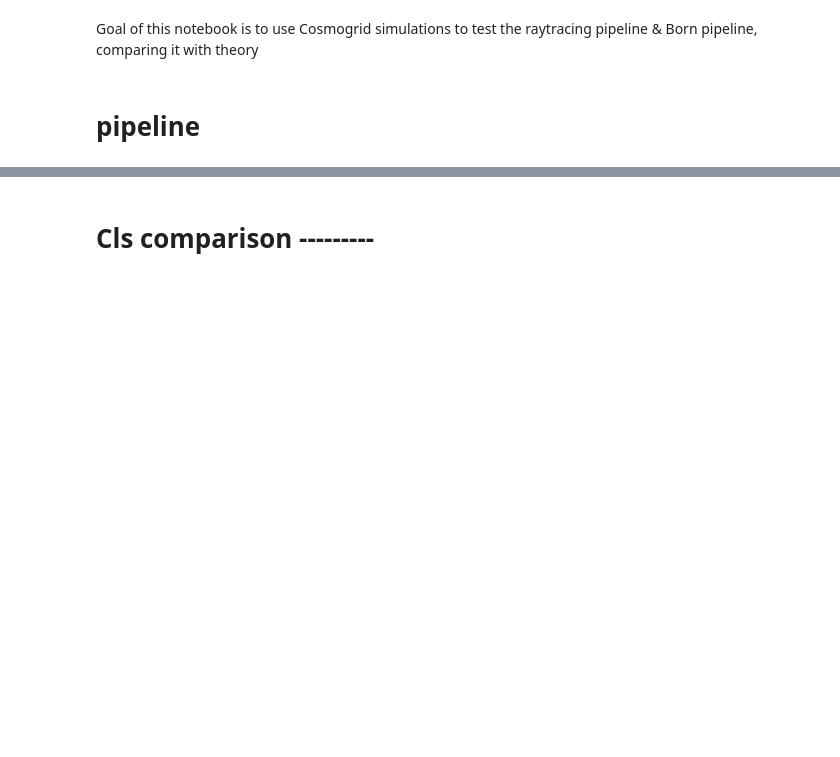
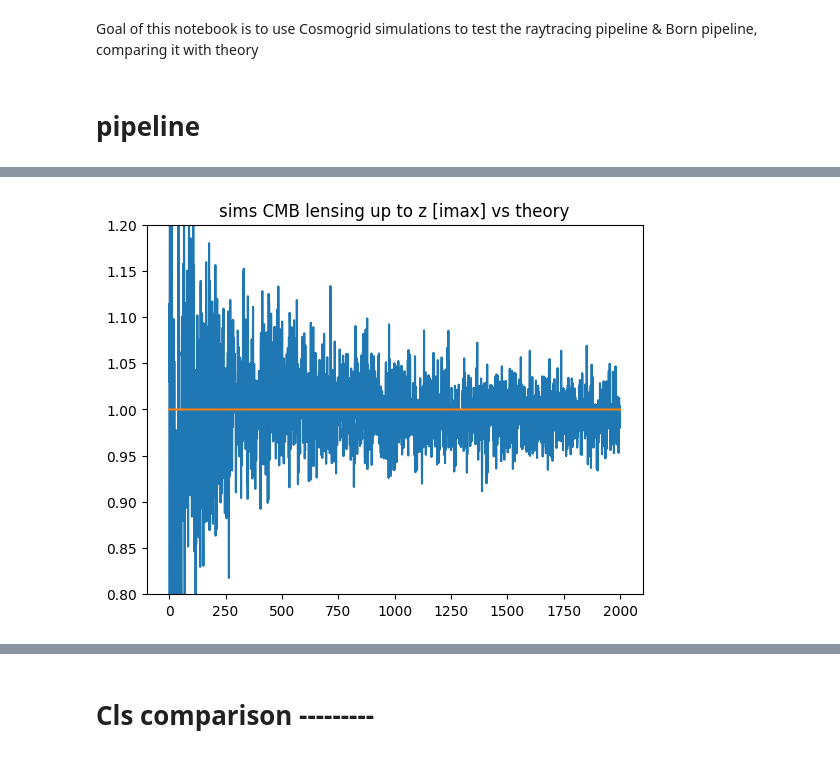
Before and after one commit to mgatti29/CMB_lensing_SBI, a Jupyter notebook: Notebooks/test_raytracing_Dirac.ipynb, the cells around one changed output, grey strips where cells are left out. Cells and saved outputs as stored; diff of their text form; code cells hidden in the pictures; blank space fills up the shorter version.

```diff
--- a/Notebooks/test_raytracing_Dirac.ipynb
+++ b/Notebooks/test_raytracing_Dirac.ipynb
@@ -216,0 +237,8 @@ raytrace_object.raytrace_it()
+# %%
+# Born
+kappa_lensing = np.copy(overdensity_array)*0.
+for i in frogress.bar(np.arange(2,kappa_lensing.shape[0])):
+    kappa_lensing[i-2] = Bornraytrace.raytrace(cosmology.H0, cosmology.Om0,
+                         overdensity_array=overdensity_array[:(i),:].T,
+                         a_centre=1./(1.+raytrace_object.redshifts[:i]),
+                         comoving_edges=comoving_edges[:(i+1)])
@@ -216,0 +247,20 @@ raytrace_object.raytrace_it()
+# %%
+# identify the redshift of the last slice
+z_max = 3.4
+try:
+    imax = np.arange(len(raytrace_object.redshifts))[raytrace_object.redshifts>z_max][0]
+except:
+    imax = len(raytrace_object.redshifts)-1
+
+
+chi_cmb = Theory.results.conformal_time(0)- Theory.results.tau_maxvis
+kappa_cmb_lensing_imax = Bornraytrace.raytrace(cosmology.H0, cosmology.Om0,
+                         overdensity_array=overdensity_array[:(imax),:].T,
+                         a_centre=1./(1.+raytrace_object.redshifts[:(imax)]),
+                         comoving_edges=comoving_edges[:(imax+1)],comoving_to_CMB = chi_cmb*u.Mpc)
+
+Theory.get_Wcmb()
+Theory.get_Wcmblog()
+Theory.limber(xtype = 'kklog',nonlinear=True,zmax =raytrace_object.redshifts[imax])
+cl_z_max =  Theory.clkk[0][0]
+cl_comp = hp.anafast(kappa_cmb_lensing_imax)
@@ -216,0 +285,9 @@ raytrace_object.raytrace_it()
+# %%
+pixwin = hp.pixwin(config['nside_intermediate'])
+plt.plot((cl_z_max[:2000]*pixwin[:2000]**2)/cl_comp[:2000])
+plt.plot(np.ones(2000))
+plt.ylim([0.8,1.2])
+plt.title('sims CMB lensing up to z [imax] vs theory')
+plt.show()
+# %% [output]
+[figure, added]
```
Also changed, not shown: parts of 26 cells of this notebook, 5 other files.
